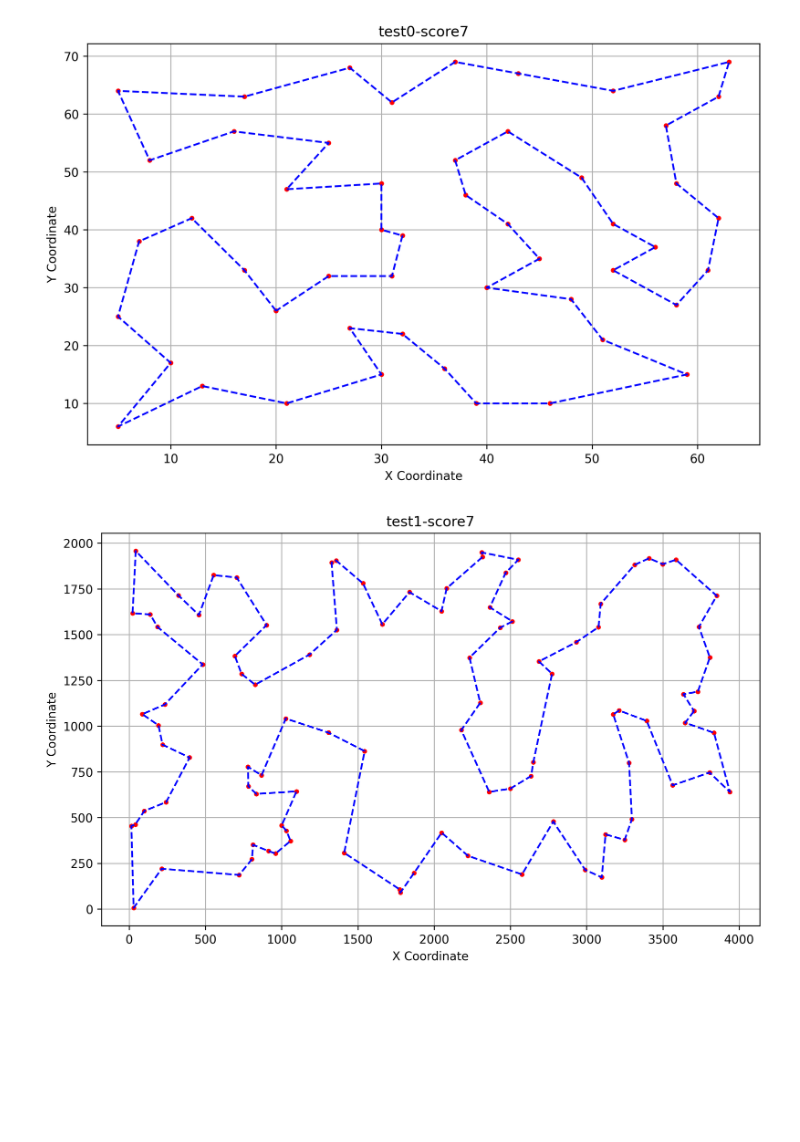
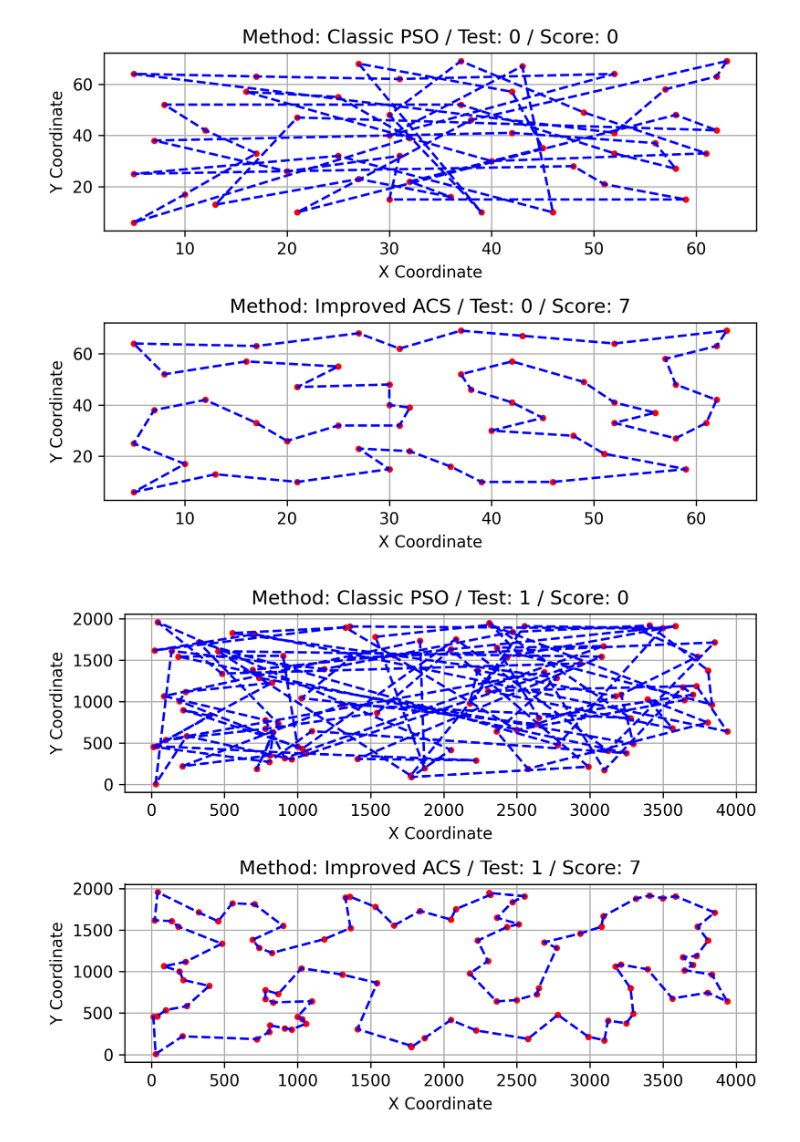
Before and after one commit to AntonLED/TSP-swarm-solver, a Jupyter notebook: visualization/visualizer.ipynb, the cells around one changed output. Drawn from its saved outputs; the diff is of its cells as text; code cells hidden in the pictures; blank space fills up the shorter version.

Commit message:
[add && upd] Added PSO as the simple algo && updated visualization

```diff
--- a/visualization/visualizer.ipynb
+++ b/visualization/visualizer.ipynb
@@ -56,15 +66,31 @@ names = [
     "../data/tsp_33810_1",
 ]
 # %%
-with open("../answer.txt", "r") as file:
-    lines = file.readlines()
+cities_list = []
+tour_list = []
 
-    for i in range(len(lines)):
-        first, second, lst = parse_string_to_components(lines[i])
+
+with (
+    open("../answers/classic_pso_answer.txt", "r") as results_pso,
+    open("../answers/improved_acs_answer.txt", "r") as results_acs,
+):
+    lines_pso, lines_acs = results_pso.readlines(), results_acs.readlines()
+
+    if len(lines_pso) != len(lines_acs):
+        raise ValueError("Error: The number of lines in the two files do not match.")
+
+    for i in range(len(lines_pso)):
+        test_num, score_pso, lst_pso = parse_string_to_components(lines_pso[i])
+        _, score_acs, lst_acs = parse_string_to_components(lines_acs[i])
 
         cities = np.genfromtxt(names[i], skip_header=1)
 
-        visualize_tour(f"test{first}-score{second}", cities, lst)
+        visualize_tour(
+            f"{test_num}",
+            cities,
+            [lst_pso, lst_acs],
+            [score_pso, score_acs],
+        )
 # %% [output]
-[figure, old version]
+[figure, new version]
-[figure, old version]
+[figure, new version]
```
Also changed, not shown: parts of 2 cells of this notebook, 18 other files.
